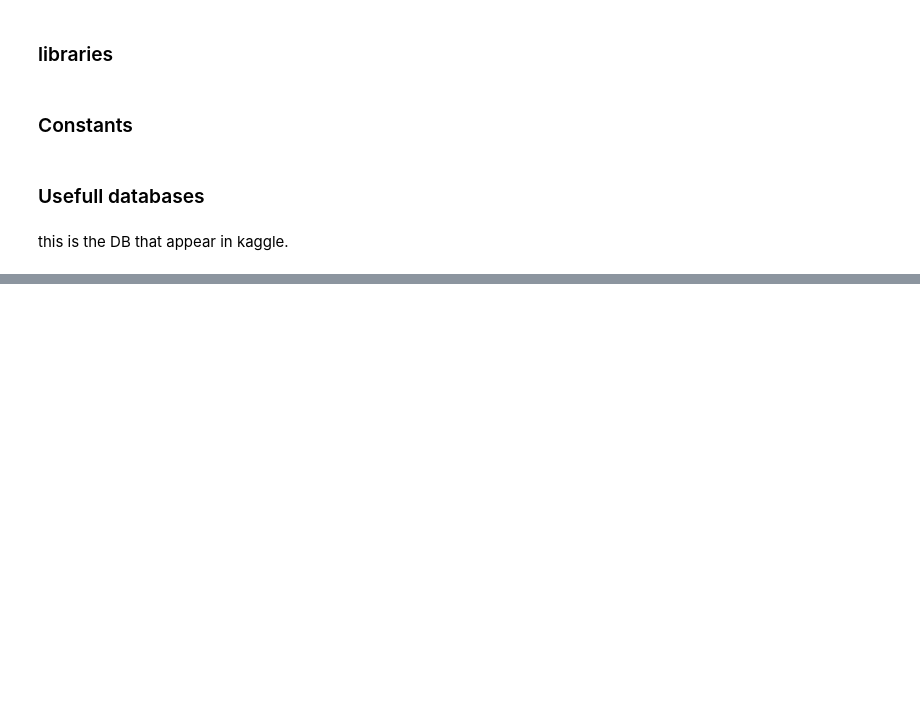
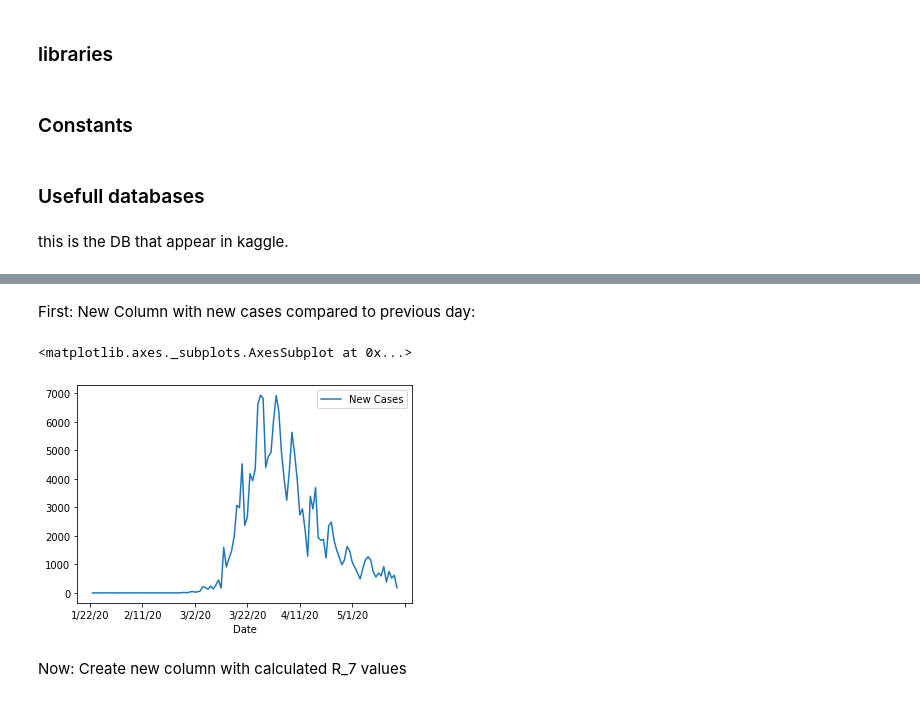
Before and after one commit to rechavar/pyCovid_TechLabsProj, a Jupyter notebook: TechLabs__finalProject.ipynb, the cells around one changed output, grey strips where cells are left out. Drawn from its saved outputs; the diff is of its cells as text; code cells hidden in the pictures; blank space fills up the shorter version.

```diff
--- a/TechLabs__finalProject.ipynb
+++ b/TechLabs__finalProject.ipynb
@@ -36,0 +134,11 @@ data.head(10)
+# %% [markdown]
+First: New Column with new cases compared to previous day:
+# %%
+germany_confirmed["New Cases"]=germany_confirmed["Total Cases"]-germany_confirmed.shift(1)["Total Cases"]
+# %%
+germany_confirmed.plot(y="New Cases")
+# %% [output]
+<matplotlib.axes._subplots.AxesSubplot at 0x...>
+[figure, added]
+# %% [markdown]
+Now: Create new column with calculated R_7 values
```
Also changed, not shown: parts of 29 cells of this notebook.
